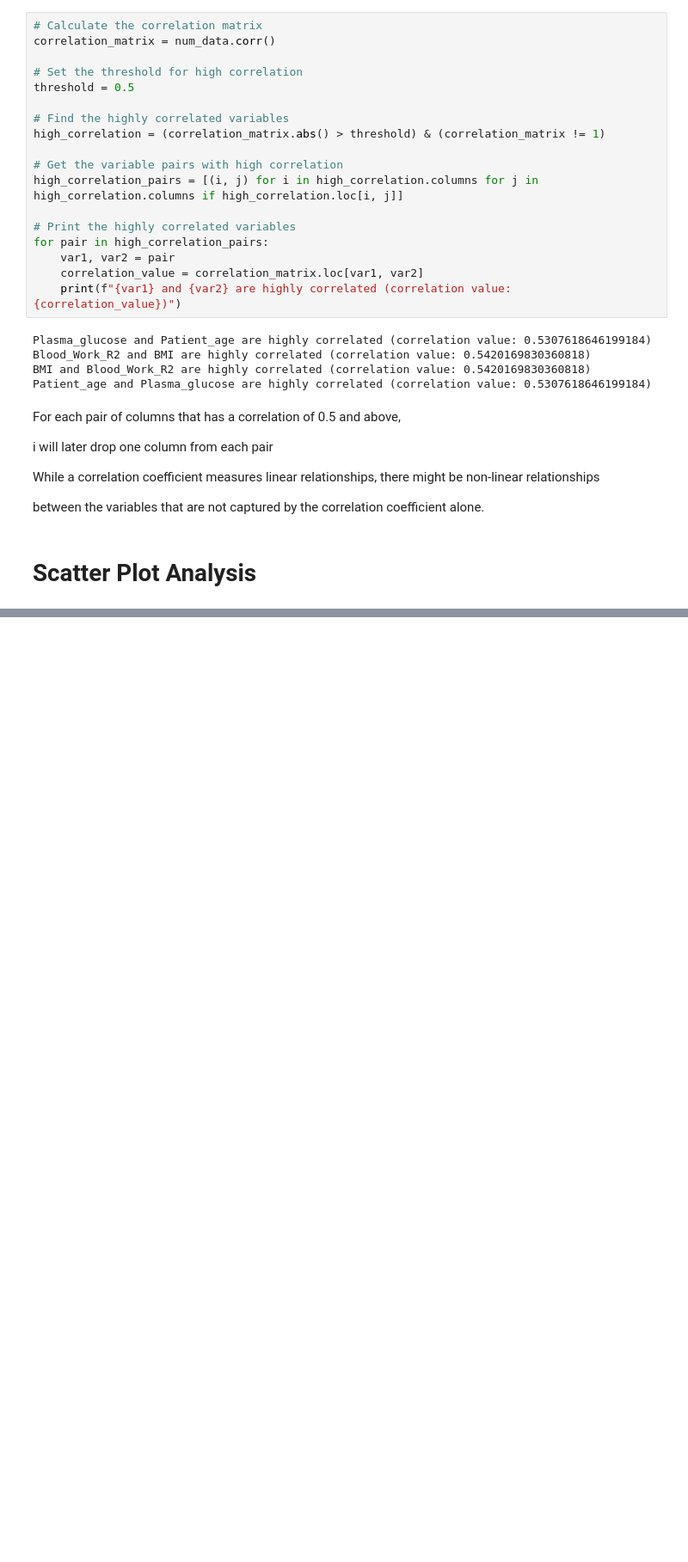
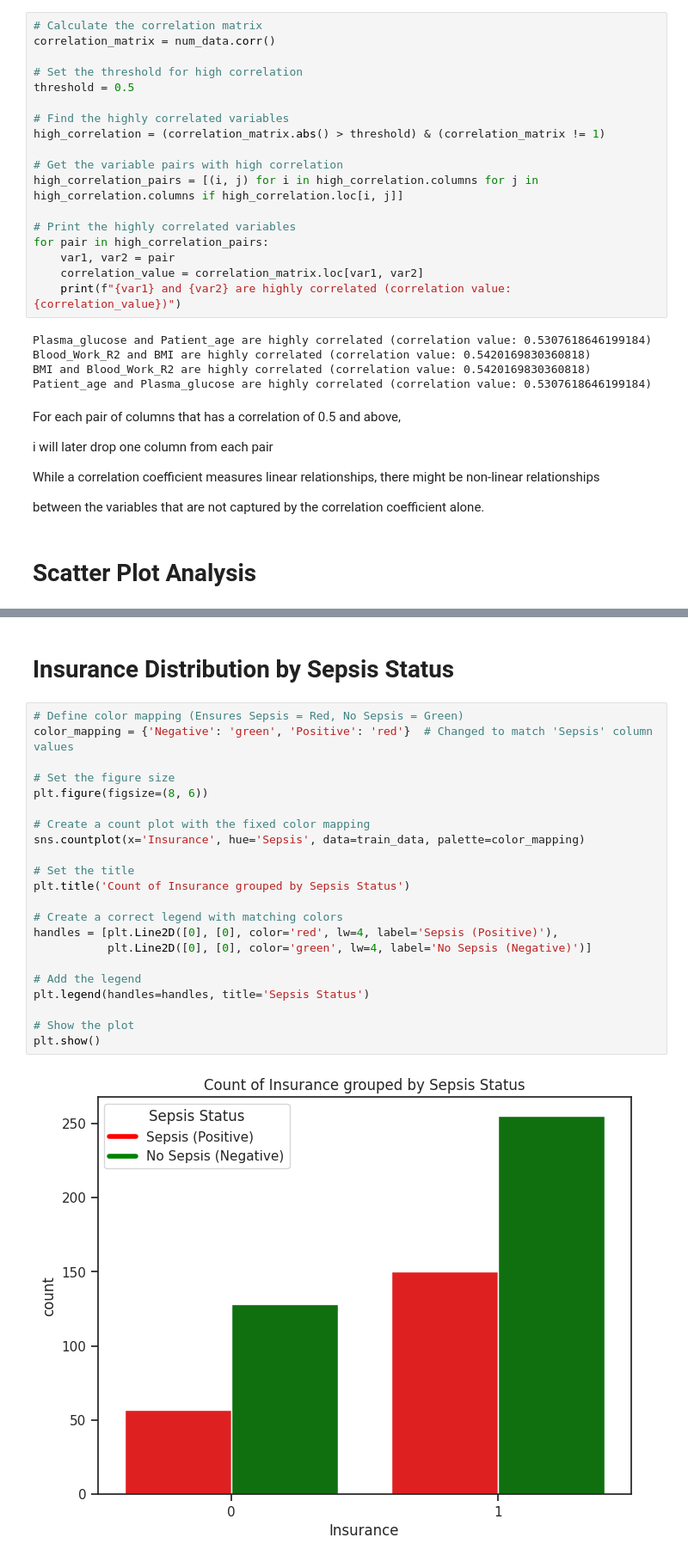
Before and after one commit to sparkysparo/Machine-Learning-for-Early-Prediction-Detection-and-Monitoring-of-Sepsis-in-A-E-and-ICU, a Jupyter notebook: Project_MSC_Machine_Learning_for_Early_Prediction,Detection_and_Monitoring_of_Sepsis_in_A&E_and_ICU_Settings.ipynb, the cells around one changed output, grey strips where cells are left out. Shown at 86% size. Saved outputs shown, nothing was run; the diff lists cells and outputs as text; blank space fills up the shorter version.

```diff
--- a/Project_MSC_Machine_Learning_for_Early_Prediction,Detection_and_Monitoring_of_Sepsis_in_A&E_and_ICU_Settings.ipynb
+++ b/Project_MSC_Machine_Learning_for_Early_Prediction,Detection_and_Monitoring_of_Sepsis_in_A&E_and_ICU_Settings.ipynb
@@ -769,0 +854,26 @@ between the variables that are not captured by the correlation coefficient alone
+# %% [markdown]
+# **Insurance Distribution by Sepsis Status**
+# %%
+# Define color mapping (Ensures Sepsis = Red, No Sepsis = Green)
+color_mapping = {'Negative': 'green', 'Positive': 'red'}  # Changed to match 'Sepsis' column values
+
+# Set the figure size
+plt.figure(figsize=(8, 6))
+
+# Create a count plot with the fixed color mapping
+sns.countplot(x='Insurance', hue='Sepsis', data=train_data, palette=color_mapping)
+
+# Set the title
+plt.title('Count of Insurance grouped by Sepsis Status')
+
+# Create a correct legend with matching colors
+handles = [plt.Line2D([0], [0], color='red', lw=4, label='Sepsis (Positive)'),
+           plt.Line2D([0], [0], color='green', lw=4, label='No Sepsis (Negative)')]
+
+# Add the legend
+plt.legend(handles=handles, title='Sepsis Status')
+
+# Show the plot
+plt.show()
+# %% [output]
+[figure, added]
```
Also changed, not shown: parts of 18 cells of this notebook.
